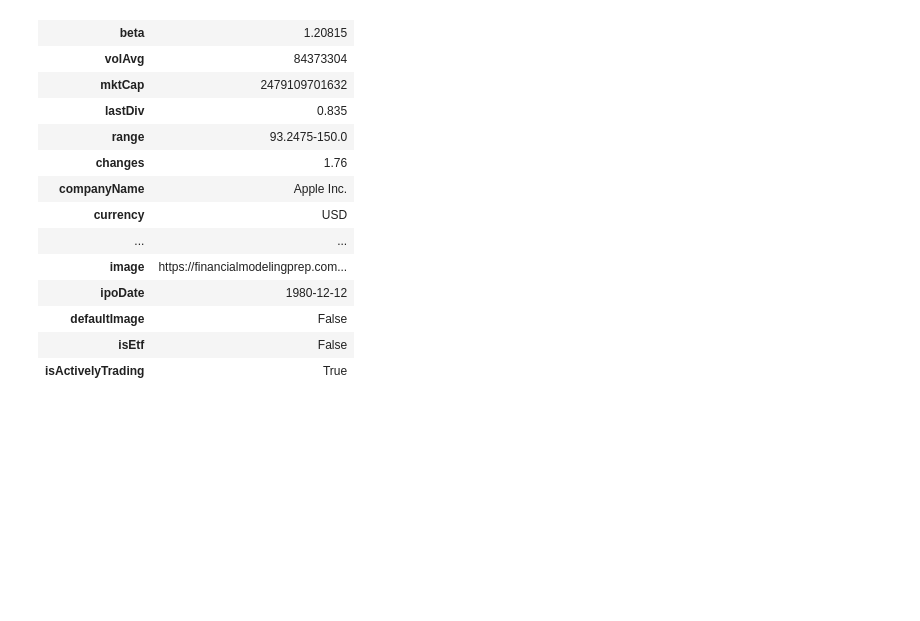
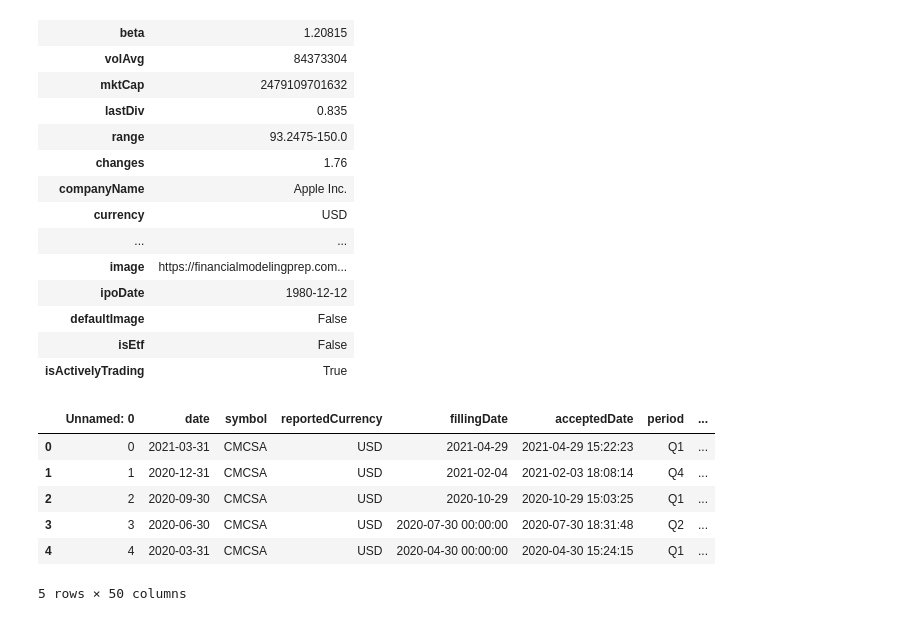
Before and after one commit to tommy200401/Monitus, a Jupyter notebook: test3.ipynb, the cells around one changed output. Cells and saved outputs as stored; diff of their text form; code cells hidden in the pictures; blank space fills up the shorter version.

```diff
--- a/test3.ipynb
+++ b/test3.ipynb
@@ -117,3 +114,14 @@ df['description']
 | defaultImage | False |
 | isEtf | False |
 | isActivelyTrading | True |
+# %%
+asset = pd.read_csv('data/asset_df.csv')
+asset.head()
+# %% [output]
+|  | Unnamed: 0 | date | symbol | reportedCurrency | fillingDate | acceptedDate | period | ... |
+| 0 | 0 | 2021-03-31 | CMCSA | USD | 2021-04-29 | 2021-04-29 15:22:23 | Q1 | ... |
+| 1 | 1 | 2020-12-31 | CMCSA | USD | 2021-02-04 | 2021-02-03 18:08:14 | Q4 | ... |
+| 2 | 2 | 2020-09-30 | CMCSA | USD | 2020-10-29 | 2020-10-29 15:03:25 | Q1 | ... |
+| 3 | 3 | 2020-06-30 | CMCSA | USD | 2020-07-30 00:00:00 | 2020-07-30 18:31:48 | Q2 | ... |
+| 4 | 4 | 2020-03-31 | CMCSA | USD | 2020-04-30 00:00:00 | 2020-04-30 15:24:15 | Q1 | ... |
+5 rows × 50 columns
```
Also changed, not shown: parts of 6 cells of this notebook, 11 other files.
